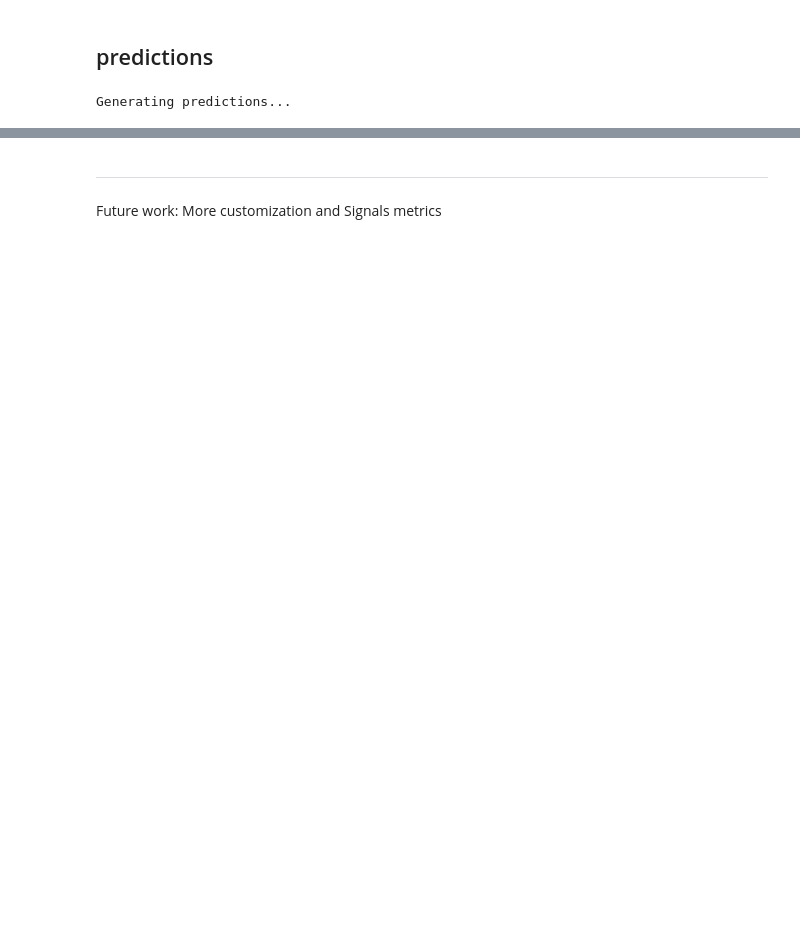
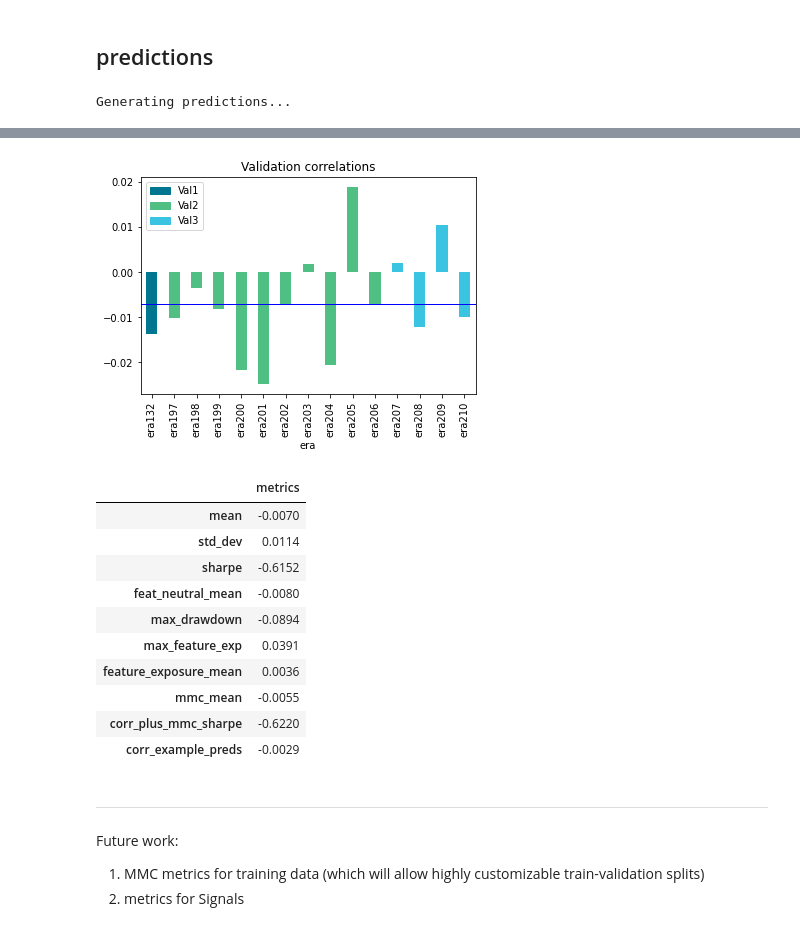
Before and after one commit to councilofelders/numereval, a Jupyter notebook: examples/evaluating_numereval.ipynb, the cells around one changed output, grey strips where cells are left out. Cells and saved outputs as stored; diff of their text form; code cells hidden in the pictures; blank space fills up the shorter version.

Commit message:
custom eras

```diff
--- a/examples/evaluating_numereval.ipynb
+++ b/examples/evaluating_numereval.ipynb
@@ -120,4 +123,33 @@ numereval.evaluate(training_data, plot=True, feature_exposure=True)
+# %%
+validation_data = tournament_data[tournament_data.data_type == "validation"]
+
+#Specific eras in validation set
+eras = validation_data.era.unique()[11:-2]
+
+numereval.diagnostics(
+    validation_data,
+    plot=True,
+    example_preds_loc=
+    f"/content/numerai_dataset_{latest_round}/example_predictions.csv",
+    eras=eras,
+)
+# %% [output]
+[figure, added]
+|  | metrics |
+| mean | -0.0070 |
+| std_dev | 0.0114 |
+| sharpe | -0.6152 |
+| feat_neutral_mean | -0.0080 |
+| max_drawdown | -0.0894 |
+| max_feature_exp | 0.0391 |
+| feature_exposure_mean | 0.0036 |
+| mmc_mean | -0.0055 |
+| corr_plus_mmc_sharpe | -0.6220 |
+| corr_example_preds | -0.0029 |
 # %% [markdown]
 ---
-# %% [markdown]
-Future work: More customization and Signals metrics
+# %% [markdown]
+Future work:
+
+1. MMC metrics for training data (which will allow highly customizable train-validation splits)
+2. metrics for Signals
```
Also changed, not shown: parts of 5 cells of this notebook.
